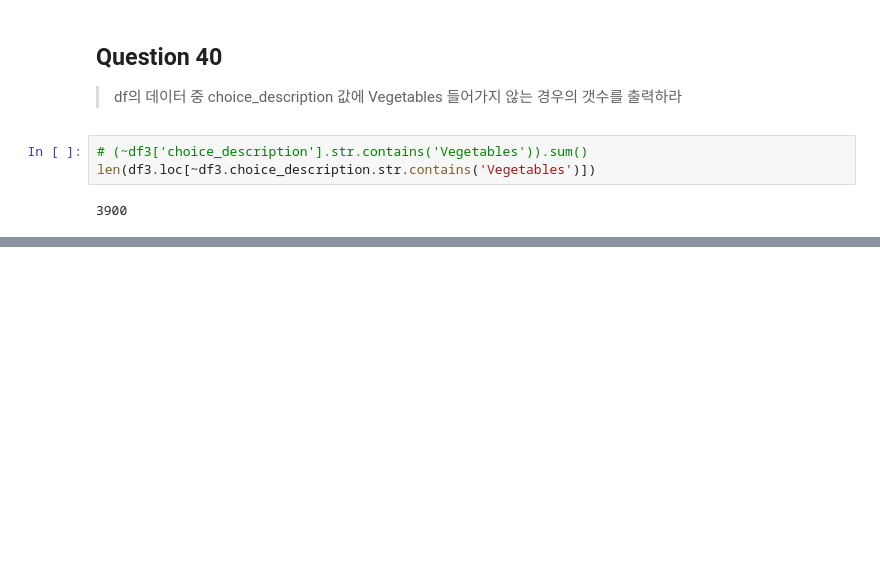
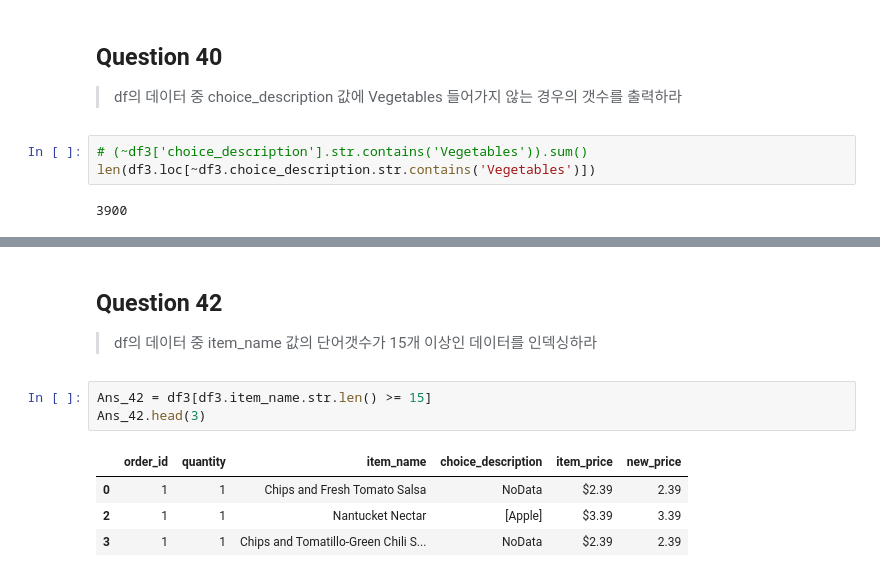
Before and after one commit to lagonee23/Practice, a Jupyter notebook: Pandas/Pandas_tutorial.ipynb, the cells around one changed output, grey strips where cells are left out. Drawn from its saved outputs; the diff is of its cells as text; blank space fills up the shorter version.

```diff
--- a/Pandas/Pandas_tutorial.ipynb
+++ b/Pandas/Pandas_tutorial.ipynb
@@ -493,0 +506,11 @@ len(df3.loc[~df3.choice_description.str.contains('Vegetables')])
+# %% [markdown]
+## Question 42
+> df의 데이터 중 item_name 값의 단어갯수가 15개 이상인 데이터를 인덱싱하라
+# %%
+Ans_42 = df3[df3.item_name.str.len() >= 15]
+Ans_42.head(3)
+# %% [output]
+|  | order_id | quantity | item_name | choice_description | item_price | new_price |
+| 0 | 1 | 1 | Chips and Fresh Tomato Salsa | NoData | $2.39 | 2.39 |
+| 2 | 1 | 1 | Nantucket Nectar | [Apple] | $3.39 | 3.39 |
+| 3 | 1 | 1 | Chips and Tomatillo-Green Chili S... | NoData | $2.39 | 2.39 |
```
Also changed, not shown: parts of 4 cells of this notebook.
